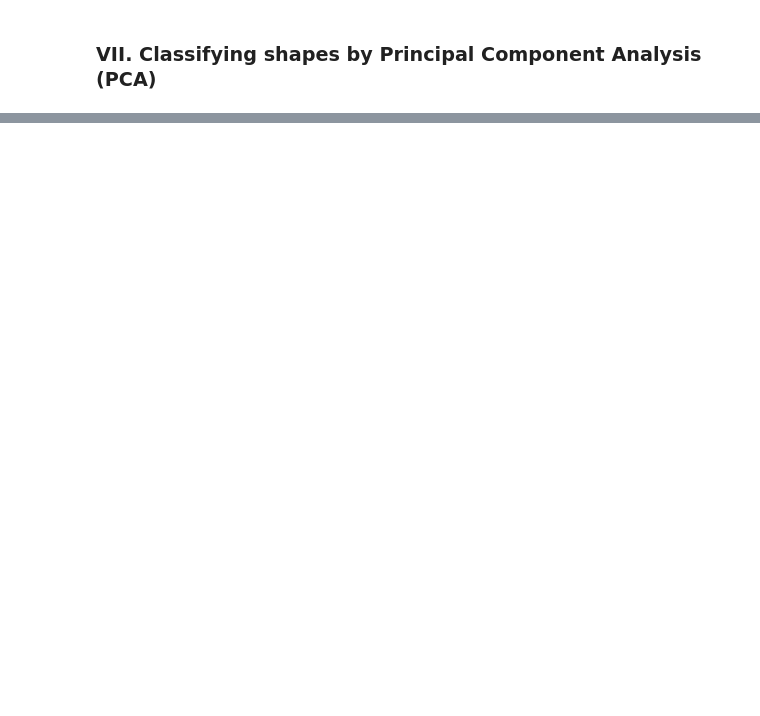
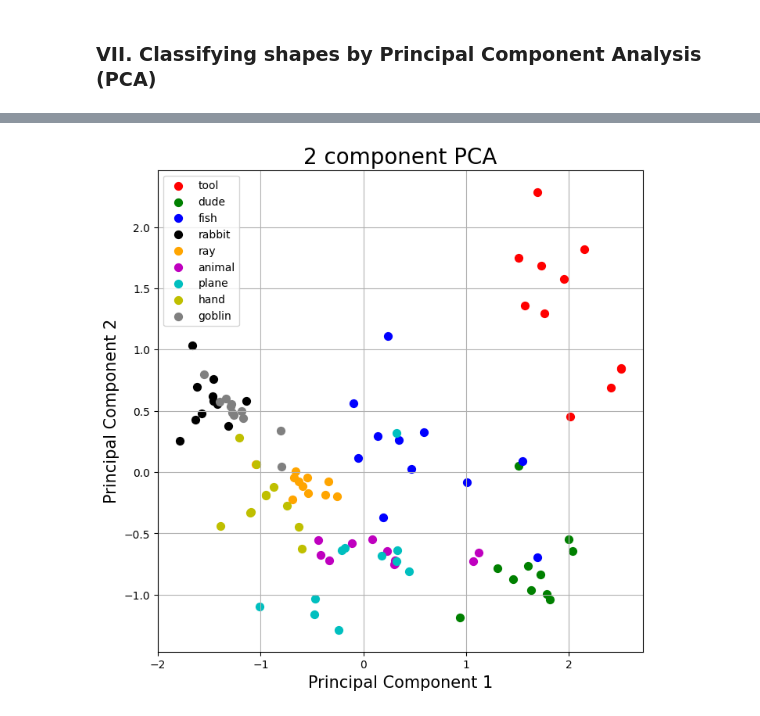
Before and after one commit to pedromazim/visao, a Jupyter notebook: project_fractal_dimension_texture.ipynb, the cells around one changed output, grey strips where cells are left out. Cells and saved outputs as stored; diff of their text form; code cells hidden in the pictures; blank space fills up the shorter version.

```diff
--- a/project_fractal_dimension_texture.ipynb
+++ b/project_fractal_dimension_texture.ipynb
@@ -437,2 +351,10 @@ perimeter = distance(img,) == 1
+# %%
+area = img_area(filename_list)
+# %%
+solidity = img_solidity(filename_list)
 # %% [markdown]
 ### VII. Classifying shapes by Principal Component Analysis (PCA)
+# %%
+filenames = ['fish','fish','rabbit','animal','animal','animal','animal','animal','animal','rabbit','animal','animal','animal','fish','animal','dude','dude','dude','dude','dude','dude','dude','dude','dude','dude','dude','rabbit','plane','plane','plane','goblin','goblin','goblin','goblin','goblin','goblin','goblin','goblin','fish','fish','fish','fish','animal','hand','hand','hand','hand','hand','hand','hand','hand','hand','hand','hand','plane','plane','plane','plane','fish','ray','ray','ray','ray','ray','ray','ray','ray','ray','ray','ray','rabbit','goblin','goblin','goblin','rabbit','rabbit','rabbit','rabbit','fish','plane','plane','rabbit','plane','plane','rabbit','rabbit','fish','tool','tool','tool','tool','tool','tool','tool','tool','tool','tool','tool','fish']
+# %%
+df = pd.DataFrame({'filenames':filenames, 'lm_coeffs_MRM':lm_coeffs_MRM, 'lm_coeffs_BCM':lm_coeffs_BCM, 'lm_coeffs_BMM':lm_coeffs_BMM, 'perimeter':perimeter, 'area':area, 'solidity':solidity})
@@ -438,0 +377,43 @@ perimeter = distance(img,) == 1
+# %%
+targets = ['tool', 'dude', 'fish' , 'rabbit', 'ray', 'animal', 'plane', 'hand', 'goblin']
+features = ['lm_coeffs_BMM', 'solidity']
+
+# Separating out the features
+x = df.loc[:, features].values
+
+# Separating out the target
+y = df.loc[:,['filenames']].values
+
+# Standardizing the features
+x = StandardScaler().fit_transform(x)
+
+pca = PCA(n_components=2)
+
+principalComponents = pca.fit_transform(x)
+
+principalDf = pd.DataFrame(data = principalComponents
+             , columns = ['principal component 1', 'principal component 2'])
+
+finalDf = pd.concat([principalDf, df[['filenames']]], axis = 1)
+
+fig = pt.figure(figsize = (8,8))
+ax = fig.add_subplot(1,1,1)
+ax.set_xlabel('Principal Component 1', fontsize = 15)
+ax.set_ylabel('Principal Component 2', fontsize = 15)
+ax.set_title('2 component PCA', fontsize = 20)
+
+targets = ['tool', 'dude', 'fish' , 'rabbit', 'ray', 'animal', 'plane', 'hand', 'goblin']
+colors = ['r', 'g', 'b', 'k', 'orange', 'm', 'c', 'y', 'gray']
+for target, color in zip(targets,colors):
+    indicesToKeep = finalDf['filenames'] == target
+    ax.scatter(finalDf.loc[indicesToKeep, 'principal component 1']
+               , finalDf.loc[indicesToKeep, 'principal component 2']
+               , c = color
+               , s = 50)
+ax.legend(targets)
+ax.grid()
+
+pt.savefig('PCA_test_bmm_3.png', dpi=300)
+pt.show()
+# %% [output]
+[figure, added]
```
Also changed, not shown: parts of 49 cells of this notebook.
